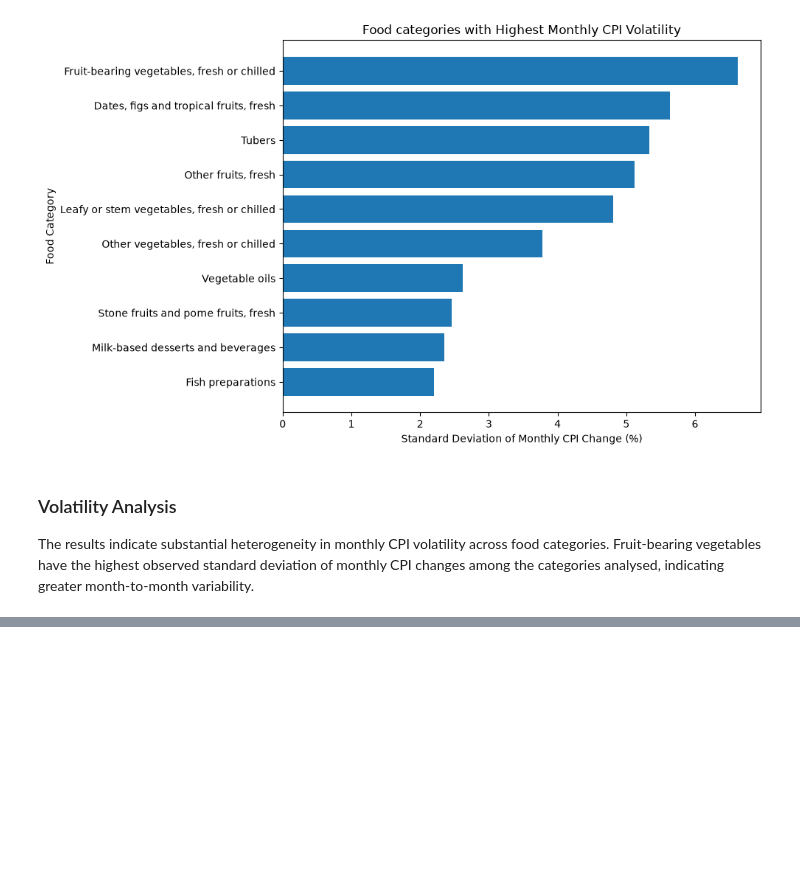
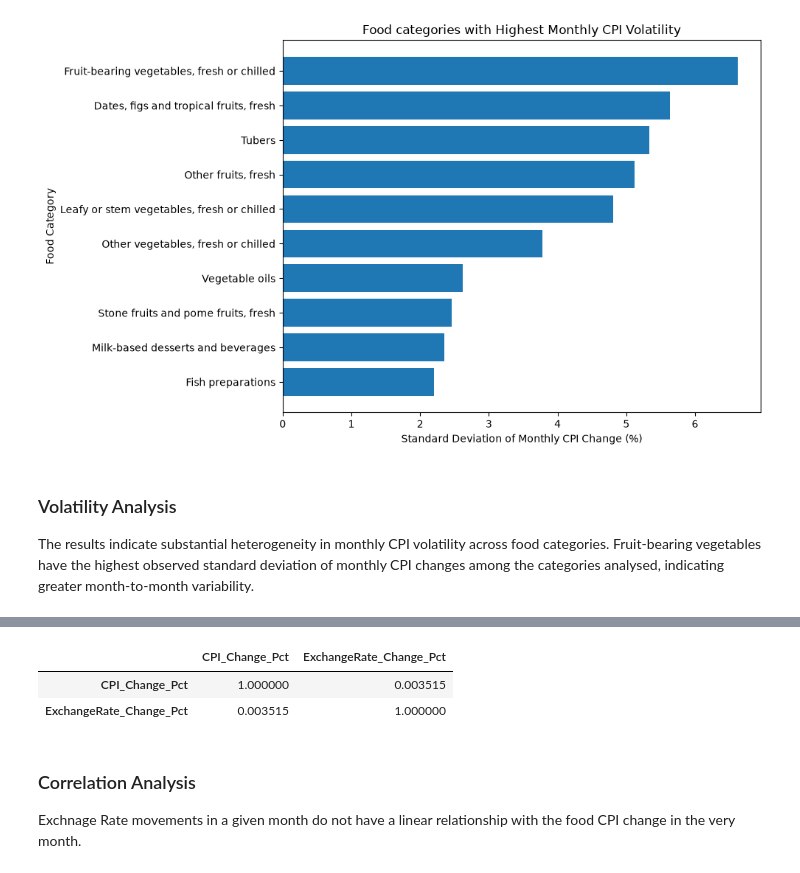
Before and after one commit to MasindiManaga/ERPT_ML_Research, a Jupyter notebook: notebooks/04_Exploratory_Data_Analysis.ipynb, the cells around one changed output, grey strips where cells are left out. Drawn from its saved outputs; the diff is of its cells as text; code cells hidden in the pictures; blank space fills up the shorter version.

```diff
--- a/notebooks/04_Exploratory_Data_Analysis.ipynb
+++ b/notebooks/04_Exploratory_Data_Analysis.ipynb
@@ -591,0 +649,12 @@ The results indicate substantial heterogeneity in monthly CPI volatility across
+# %%
+# correlation
+eda_relationship[
+["CPI_Change_Pct", "ExchangeRate_Change_Pct"]
+].corr()
+# %% [output]
+|  | CPI_Change_Pct | ExchangeRate_Change_Pct |
+| CPI_Change_Pct | 1.000000 | 0.003515 |
+| ExchangeRate_Change_Pct | 0.003515 | 1.000000 |
+# %% [markdown]
+### Correlation Analysis
+Exchnage Rate movements in a given month do not have a linear relationship with the food CPI change in the very month.
```
Also changed, not shown: parts of 4 cells of this notebook.
